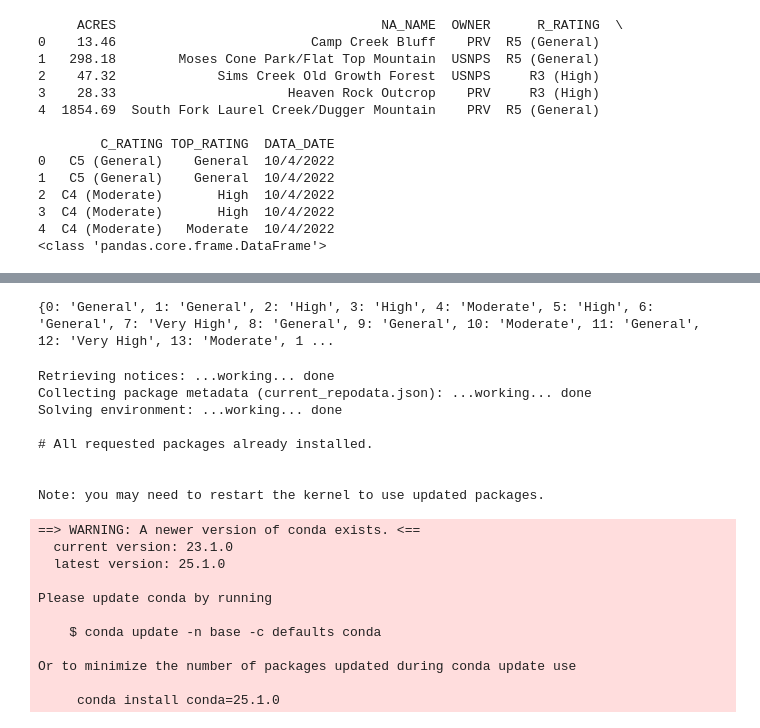
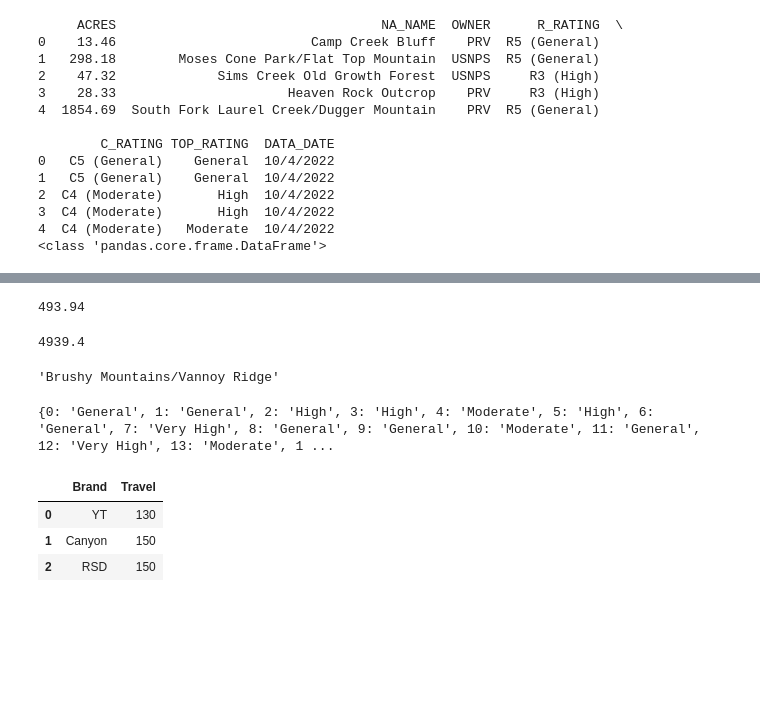
Before and after one commit to thepisgahgeographer/Data_Engineering, a Jupyter notebook: ML/Python_Bootcamp/Day_One.ipynb, the cells around one changed output, grey strips where cells are left out. Drawn from its saved outputs; the diff is of its cells as text; code cells hidden in the pictures; blank space fills up the shorter version.

```diff
--- a/ML/Python_Bootcamp/Day_One.ipynb
+++ b/ML/Python_Bootcamp/Day_One.ipynb
@@ -1044,5 +1074,30 @@ print(type(data_pd))
+# %%
+row = data_pd.ACRES[120]*10
+print(data_pd.ACRES[120])
+row
+# %% [output]
+493.94
+4939.4
+# %%
+row = data_pd.NA_NAME[120]
+row
+# %% [output]
+'Brushy Mountains/Vannoy Ridge'
 # %%
 data_dict = data_pd["TOP_RATING"].to_dict()
 print(data_dict)
 # %% [output]
 {0: 'General', 1: 'General', 2: 'High', 3: 'High', 4: 'Moderate', 5: 'High', 6: 'General', 7: 'Very High', 8: 'General', 9: 'General', 10: 'Moderate', 11: 'General', 12: 'Very High', 13: 'Moderate', 1 ...
+# %%
+bike_dict = {
+    "Brand": ["YT", "Canyon", "RSD"],
+    "Travel": [130, 150, 150]
+}
+
+final_bike_dict = pandas.DataFrame(bike_dict)
+final_bike_dict
+# %% [output]
+|  | Brand | Travel |
+| 0 | YT | 130 |
+| 1 | Canyon | 150 |
+| 2 | RSD | 150 |
@@ -1049,22 +1106,2 @@ print(data_dict)
 # %%
-conda install --file "requirements.txt"
+#conda install --file "requirements.txt"
-# %% [output]
-Retrieving notices: ...working... done
-Collecting package metadata (current_repodata.json): ...working... done
-Solving environment: ...working... done
-
-# All requested packages already installed.
-
-
-Note: you may need to restart the kernel to use updated packages.
-==> WARNING: A newer version of conda exists. <==
-  current version: 23.1.0
-  latest version: 25.1.0
-
-Please update conda by running
-
-    $ conda update -n base -c defaults conda
-
-Or to minimize the number of packages updated during conda update use
-
-     conda install conda=25.1.0
```
Also changed, not shown: parts of 7 cells of this notebook.
